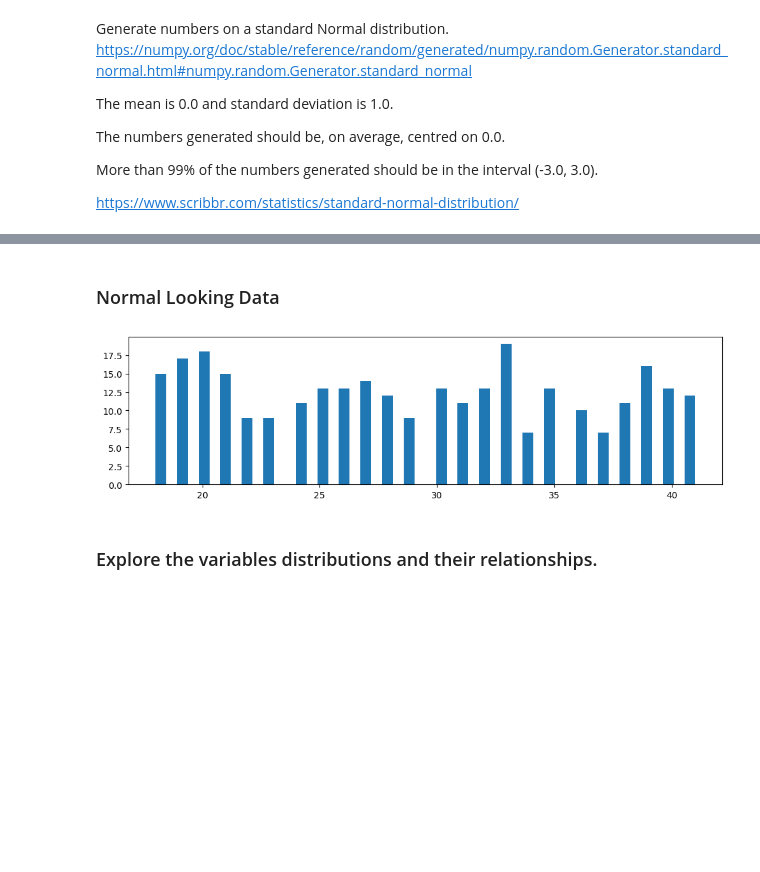
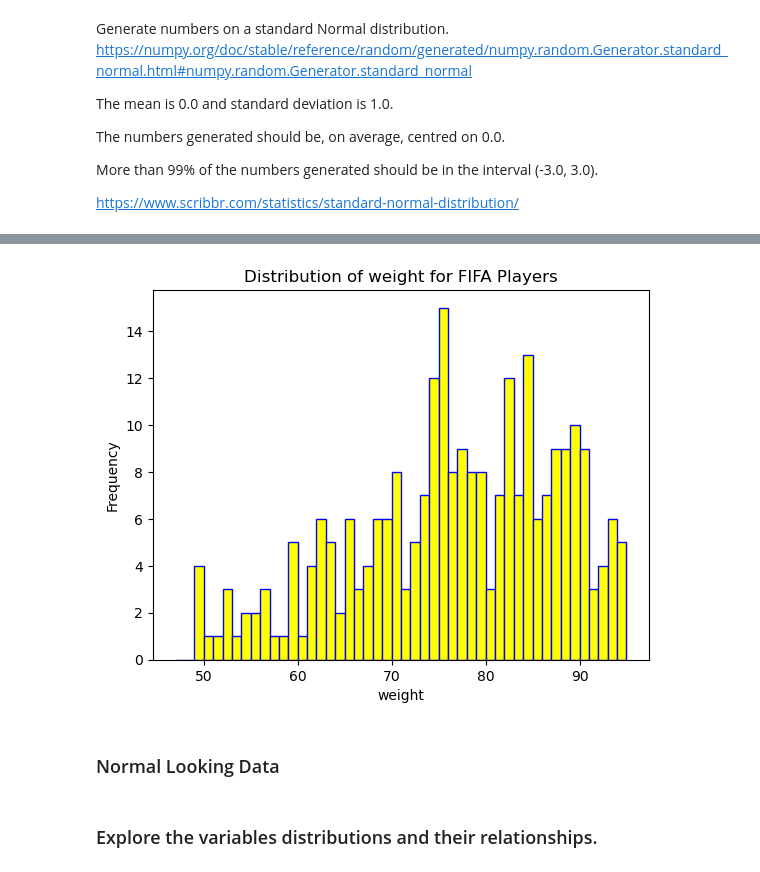
Before and after one commit to conortierney/Prog_for_DA_Assignment, a Jupyter notebook: Prog_for_DA_Assignment.ipynb, the cells around one changed output, grey strips where cells are left out. Cells and saved outputs as stored; diff of their text form; code cells hidden in the pictures; blank space fills up the shorter version.

```diff
--- a/Prog_for_DA_Assignment.ipynb
+++ b/Prog_for_DA_Assignment.ipynb
@@ -81,7 +63,15 @@ plt.show()
 # %%
-# The lowest integer for AGE.
-low = 18
-# The highest integer for AGE.
-high = 41
-# Generate a random integer array for AGE.
+# The lowest integers for AGE, Overall Rating & Acceleration.
+min_age = 18
+min_rating = 47
+min_acc = 12
+min_weight = 49.9
+
+# The highest integers for AGE, Overall Rating & Acceleration..
+max_age = 41
+max_rating = 94
+max_acc = 97
+max_weight = 110.2
+
+# Generate the size for all variables.
 size = 300
@@ -114,0 +172,16 @@ plt.show()
+# %%
+# Define mean and standard deviation for a normal distribution.
+mean_weight = (min_weight + max_weight) / 2
+std_dev_weight = (max_weight - min_weight) / 4
+
+# Generate random weights
+weight_rand = np.random.normal(loc=mean_weight, scale=std_dev_weight, size=size)
+
+# Output the variables within the specified range.
+weight = np.clip(weight_rand, min_weight, max_weight)
+
+# Round weights to one decimal place
+weight = np.round(weight, 1)
+
+# Show first 100 array for weight.
+weight[:100]
@@ -115,10 +201,11 @@ plt.show()
+# %%
+# Plot the histogram for Weight.
+plt.hist(weight, bins=range(min_rating, max_rating + 2), color='yellow', edgecolor='blue')
+plt.xlabel('weight')
+plt.ylabel('Frequency')
+plt.title('Distribution of weight for FIFA Players')
+plt.show()
+# %% [output]
+[figure, added]
 # %% [markdown]
 ### Normal Looking Data
-# %%
-# Create an empty plot.
-fig, ax = plt.subplots(figsize=(12, 3))
-
-# Plot a histogram
-ax.hist(AGE, bins=50);
-# %% [output]
-[figure, removed]
```
Also changed, not shown: parts of 26 cells of this notebook.
